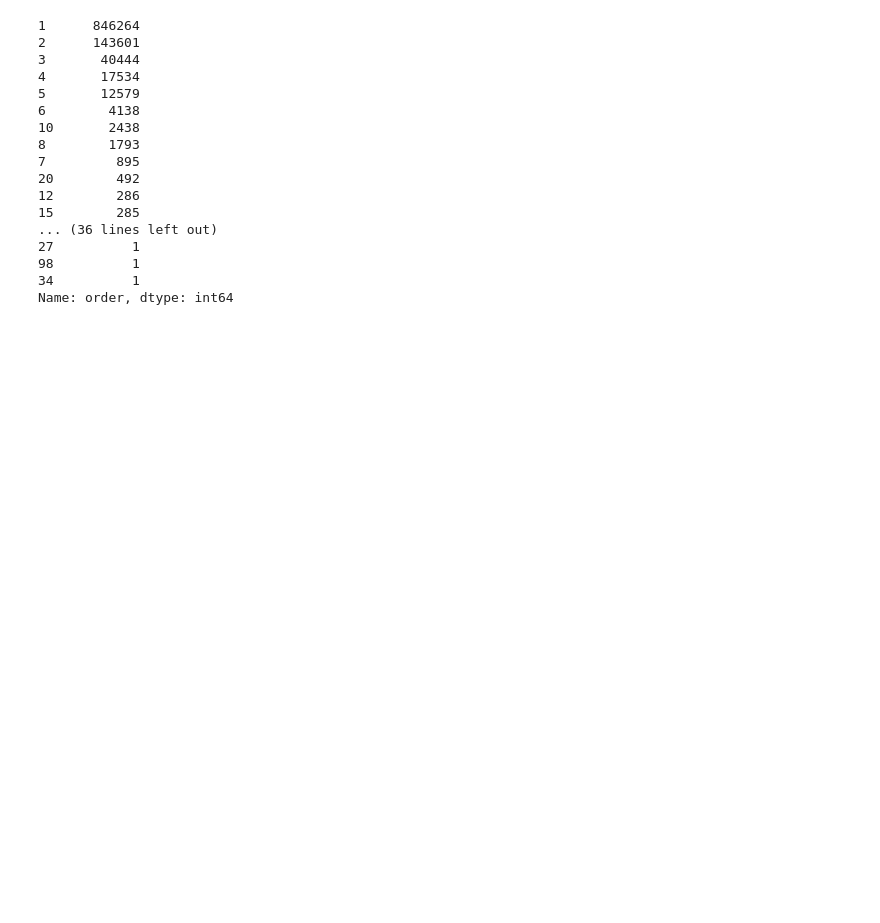
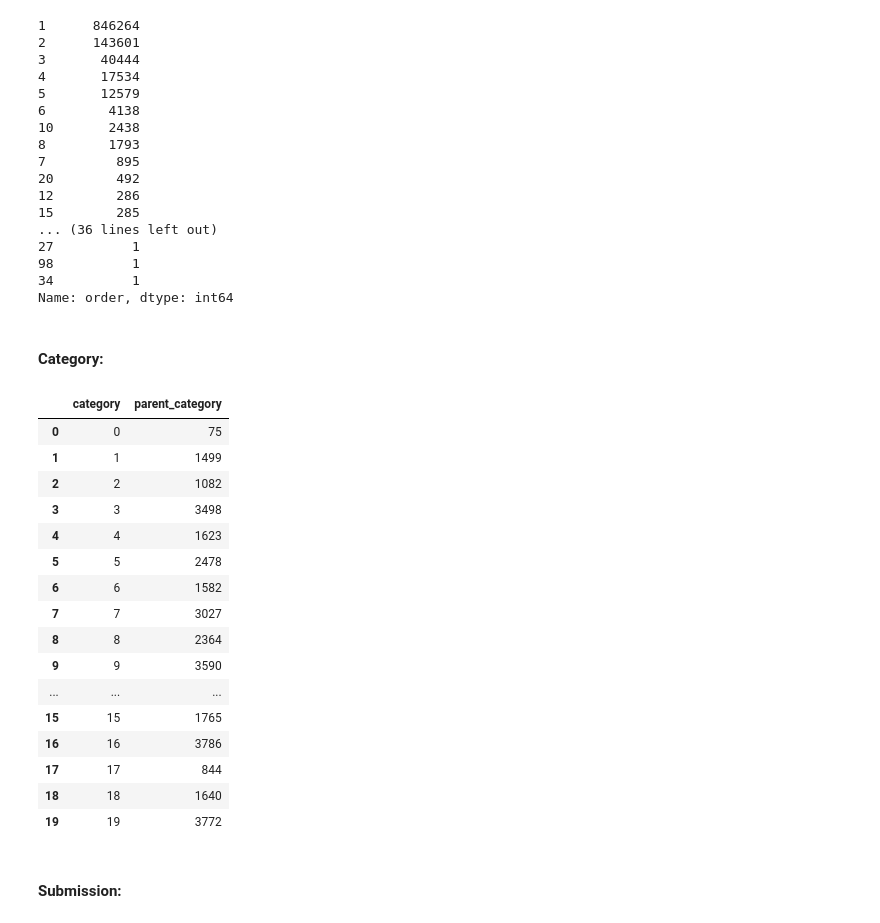
Before and after one commit to Evan-Callaghan/DATA-448-Predictive-Analytics, a Jupyter notebook: Data Mining Cup 2022/exploration.ipynb, the cells around one changed output. Drawn from its saved outputs; the diff is of its cells as text; code cells hidden in the pictures; blank space fills up the shorter version.

```diff
--- a/Data Mining Cup 2022/exploration.ipynb
+++ b/Data Mining Cup 2022/exploration.ipynb
@@ -127,7 +106,29 @@ orders['order'].value_counts()
 98          1
 34          1
 Name: order, dtype: int64
+# %% [markdown]
+#### Category:
 # %%
-category.head()
+category.head(20)
+# %% [output]
+|  | category | parent_category |
+| 0 | 0 | 75 |
+| 1 | 1 | 1499 |
+| 2 | 2 | 1082 |
+| 3 | 3 | 3498 |
+| 4 | 4 | 1623 |
+| 5 | 5 | 2478 |
+| 6 | 6 | 1582 |
+| 7 | 7 | 3027 |
+| 8 | 8 | 2364 |
+| 9 | 9 | 3590 |
+| ... | ... | ... |
+| 15 | 15 | 1765 |
+| 16 | 16 | 3786 |
+| 17 | 17 | 844 |
+| 18 | 18 | 1640 |
+| 19 | 19 | 3772 |
+# %% [markdown]
+#### Submission:
 # %%
 submission.head()
```
Also changed, not shown: parts of 9 cells of this notebook.
